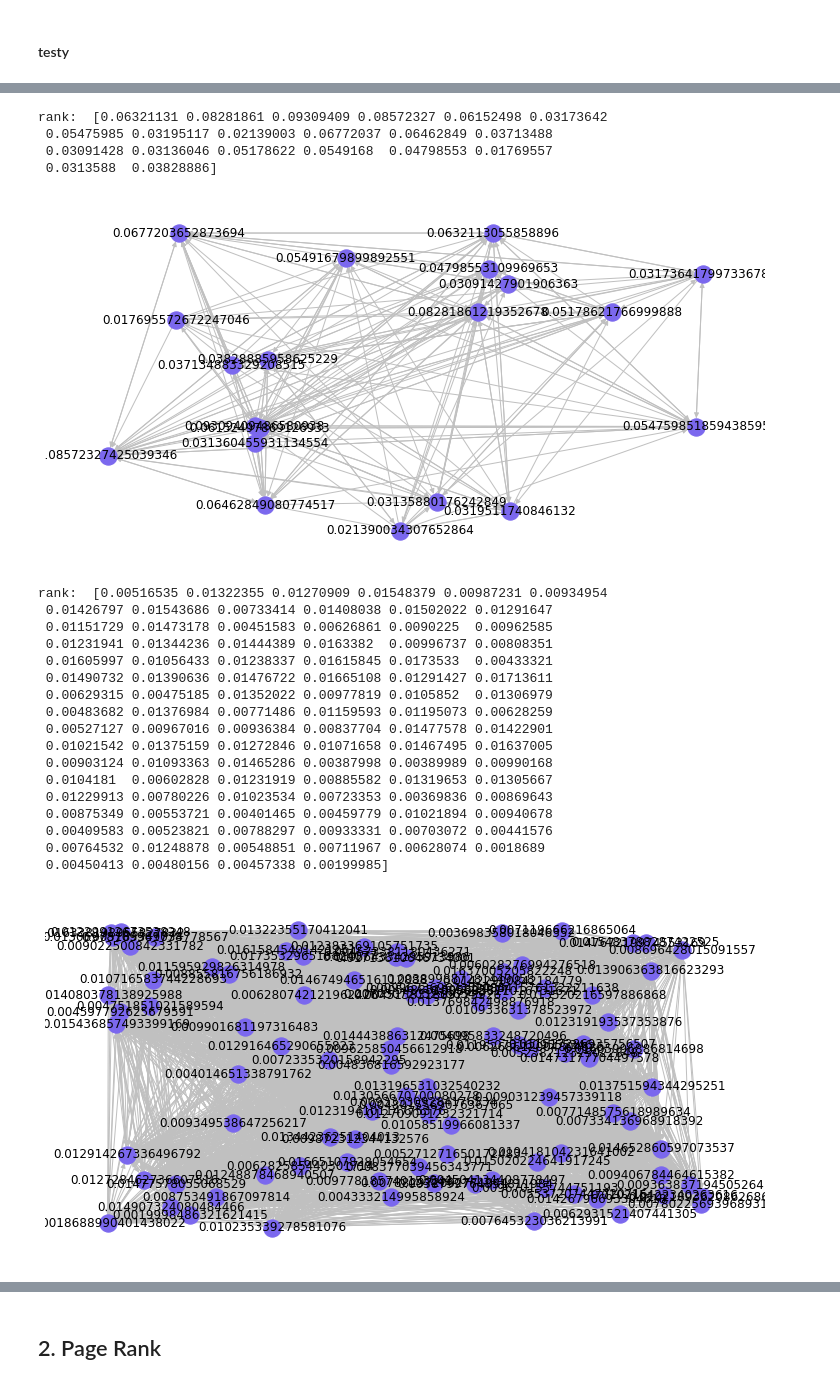
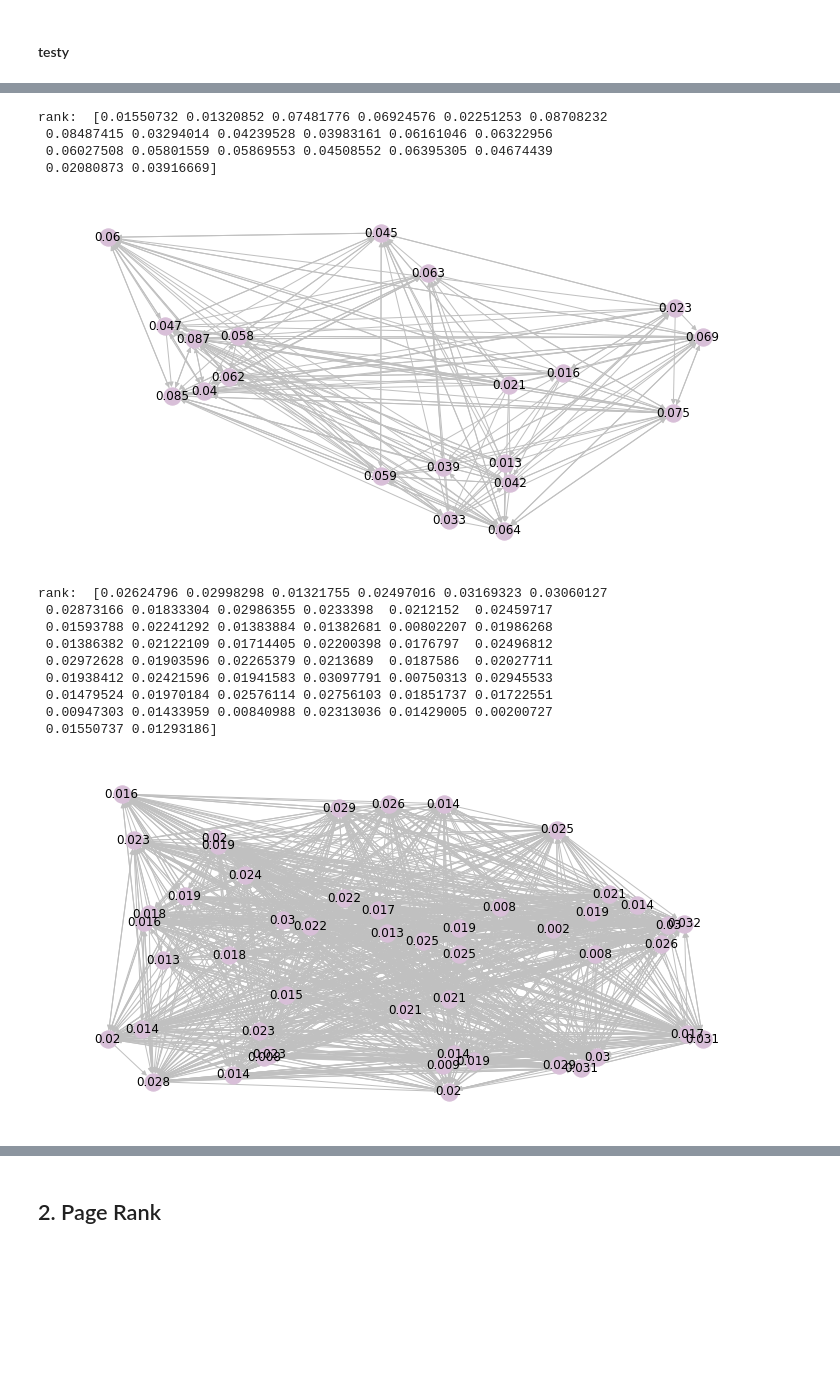
Before and after one commit to mhawryluk/mownit, a Jupyter notebook: lab09-pagerank/lab9.ipynb, the cells around one changed output, grey strips where cells are left out. Cells and saved outputs as stored; diff of their text form; code cells hidden in the pictures; blank space fills up the shorter version.

```diff
--- a/lab09-pagerank/lab9.ipynb
+++ b/lab09-pagerank/lab9.ipynb
@@ -23,7 +23,7 @@ def get_connected_graph(n):
 def draw_graph(graph, pos):
     plt.figure(figsize=(10, 5))
     labels = {n: graph.nodes[n].get('weight', ' ') for n in graph.nodes}
-    nx.draw(graph, pos=pos, with_labels=True, labels=labels, node_color='mediumslateblue', edge_color='silver')
+    nx.draw(graph, pos=pos, with_labels=True, labels=labels, node_color='thistle', edge_color='silver')
 # %%
 graph = get_connected_graph(10)
 print(graph)
@@ -71,7 +71,7 @@ def simple_rank(graph, d=1):
     r = power_method(d*A.T)
 
     for u in range(n):
-        graph.nodes[nodes[u]]['weight'] = r[u]
+        graph.nodes[nodes[u]]['weight'] = round(r[u], 3)
 
     return graph, r
 # %%
@@ -97,32 +97,24 @@ ranked_graph2, rank2 = simple_rank(graph2)
 print('rank: ', rank2)
 draw_graph(ranked_graph2, nx.random_layout(ranked_graph2))
 # %% [output]
-rank:  [0.06321131 0.08281861 0.09309409 0.08572327 0.06152498 0.03173642
- 0.05475985 0.03195117 0.02139003 0.06772037 0.06462849 0.03713488
- 0.03091428 0.03136046 0.05178622 0.0549168  0.04798553 0.01769557
- 0.0313588  0.03828886]
+rank:  [0.01550732 0.01320852 0.07481776 0.06924576 0.02251253 0.08708232
+ 0.08487415 0.03294014 0.04239528 0.03983161 0.06161046 0.06322956
+ 0.06027508 0.05801559 0.05869553 0.04508552 0.06395305 0.04674439
+ 0.02080873 0.03916669]
-[figure, old version]
+[figure, new version]
 # %%
-graph3 = get_connected_graph(100)
+graph3 = get_connected_graph(50)
 ranked_graph3, rank3 = simple_rank(graph3)
 print('rank: ', rank3)
 draw_graph(ranked_graph3, nx.random_layout(ranked_graph3))
 # %% [output]
-rank:  [0.00516535 0.01322355 0.01270909 0.01548379 0.00987231 0.00934954
- 0.01426797 0.01543686 0.00733414 0.01408038 0.01502022 0.01291647
- 0.01151729 0.01473178 0.00451583 0.00626861 0.0090225  0.00962585
- 0.01231941 0.01344236 0.01444389 0.0163382  0.00996737 0.00808351
- 0.01605997 0.01056433 0.01238337 0.01615845 0.0173533  0.00433321
- 0.01490732 0.01390636 0.01476722 0.01665108 0.01291427 0.01713611
- 0.00629315 0.00475185 0.01352022 0.00977819 0.0105852  0.01306979
- 0.00483682 0.01376984 0.00771486 0.01159593 0.01195073 0.00628259
- 0.00527127 0.00967016 0.00936384 0.00837704 0.01477578 0.01422901
- 0.01021542 0.01375159 0.01272846 0.01071658 0.01467495 0.01637005
- 0.00903124 0.01093363 0.01465286 0.00387998 0.00389989 0.00990168
- 0.0104181  0.00602828 0.01231919 0.00885582 0.01319653 0.01305667
- 0.01229913 0.00780226 0.01023534 0.00723353 0.00369836 0.00869643
- 0.00875349 0.00553721 0.00401465 0.00459779 0.01021894 0.00940678
- 0.00409583 0.00523821 0.00788297 0.00933331 0.00703072 0.00441576
- 0.00764532 0.01248878 0.00548851 0.00711967 0.00628074 0.0018689
- 0.00450413 0.00480156 0.00457338 0.00199985]
+rank:  [0.02624796 0.02998298 0.01321755 0.02497016 0.03169323 0.03060127
+ 0.02873166 0.01833304 0.02986355 0.0233398  0.0212152  0.02459717
+ 0.01593788 0.02241292 0.01383884 0.01382681 0.00802207 0.01986268
+ 0.01386382 0.02122109 0.01714405 0.02200398 0.0176797  0.02496812
+ 0.02972628 0.01903596 0.02265379 0.0213689  0.0187586  0.02027711
+ 0.01938412 0.02421596 0.01941583 0.03097791 0.00750313 0.02945533
+ 0.01479524 0.01970184 0.02576114 0.02756103 0.01851737 0.01722551
+ 0.00947303 0.01433959 0.00840988 0.02313036 0.01429005 0.00200727
+ 0.01550737 0.01293186]
-[figure, old version]
+[figure, new version]
```
Also changed, not shown: parts of 28 cells of this notebook.
